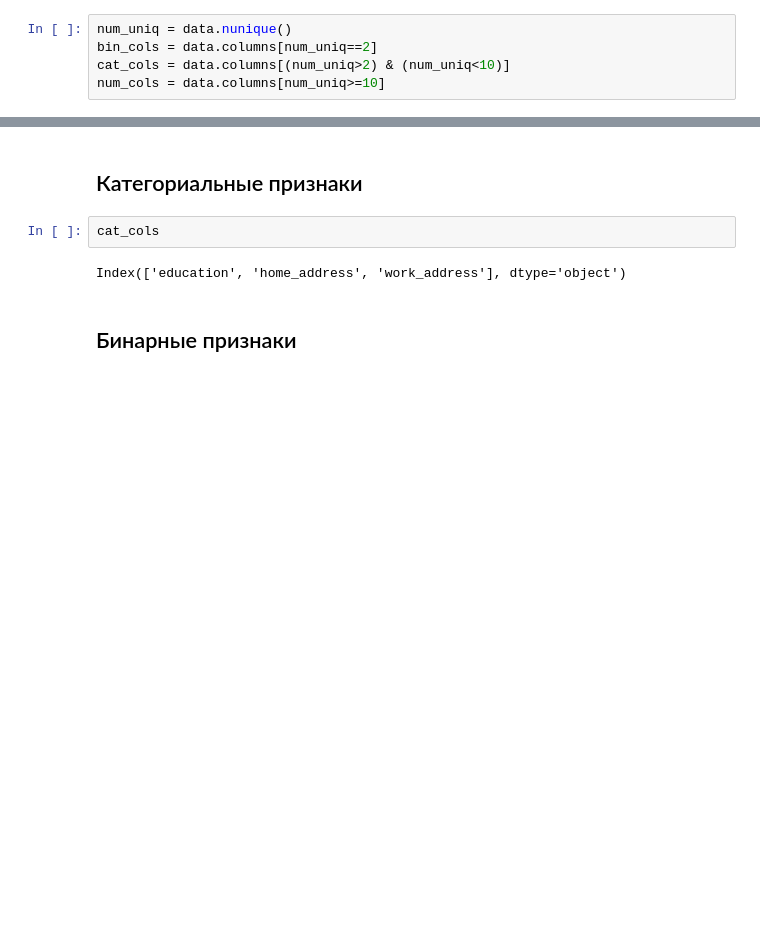
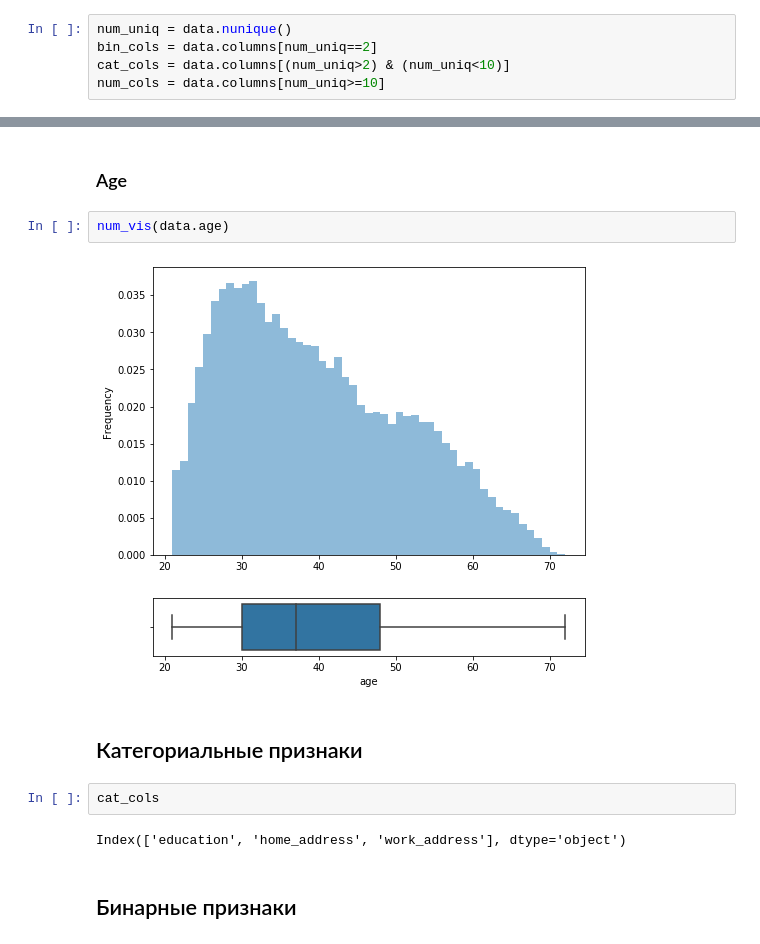
Before and after one commit to Urusut/IvanovDmitryV, a Jupyter notebook: Unit_5/Project_4.ipynb, the cells around one changed output, grey strips where cells are left out. Drawn from its saved outputs; the diff is of its cells as text; blank space fills up the shorter version.

```diff
--- a/Unit_5/Project_4.ipynb
+++ b/Unit_5/Project_4.ipynb
@@ -194,3 +216,9 @@ nums_vis(num_cols)
+# %% [markdown]
+### Age
+# %%
+num_vis(data.age)
+# %% [output]
+[figure, added]
 # %% [markdown]
 ## Категориальные признаки
 # %%
```
Also changed, not shown: parts of 12 cells of this notebook, 1 other file.
